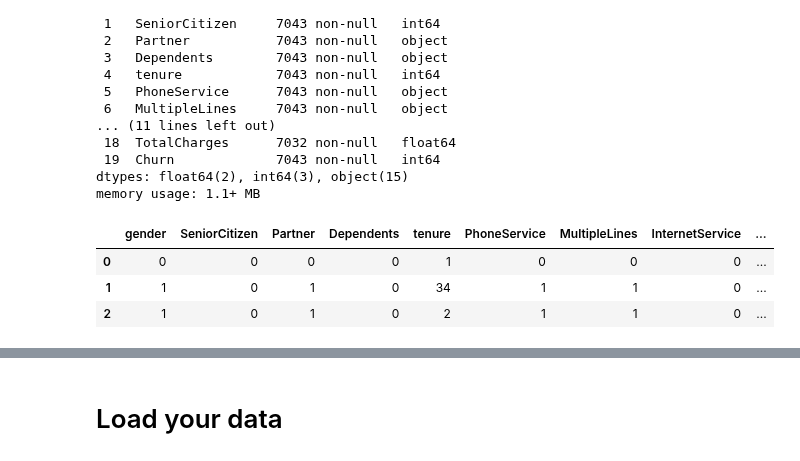
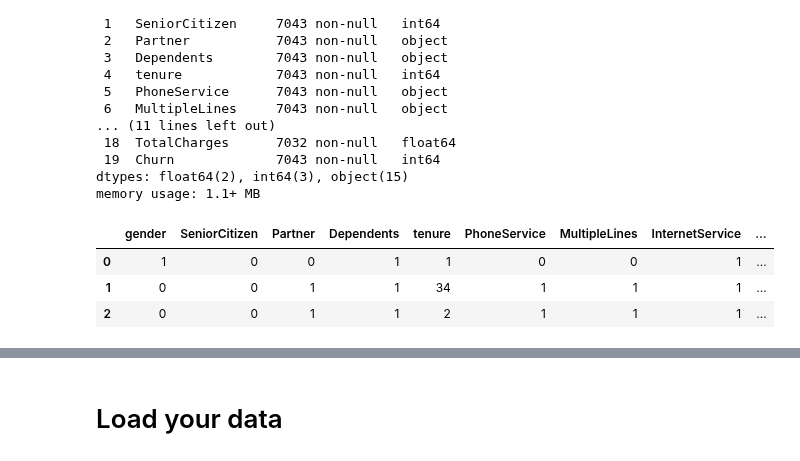
Before and after one commit to FernandoRocha88/WalkthroughProject02, a Jupyter notebook: jupyter_notebooks/04 - DataVisualization.ipynb, the cells around one changed output, grey strips where cells are left out. Saved outputs shown, nothing was run; the diff lists cells and outputs as text; code cells hidden in the pictures.

```diff
--- a/jupyter_notebooks/04 - DataVisualization.ipynb
+++ b/jupyter_notebooks/04 - DataVisualization.ipynb
@@ -202,14 +202,14 @@ dtypes: float64(2), int64(3), object(15)
 memory usage: 1.1+ MB
 # %%
 from feature_engine.encoding import OrdinalEncoder
-encoder = OrdinalEncoder(encoding_method='arbitrary', variables = df.select_dtypes(include=['object']).columns.to_list())
-df = encoder.fit_transform(df)
+encoder = OrdinalEncoder(encoding_method='ordered', variables = df.select_dtypes(include=['object']).columns.to_list())
+df = encoder.fit_transform(df, df['Churn'])
 df.head(3)
 # %% [output]
 |  | gender | SeniorCitizen | Partner | Dependents | tenure | PhoneService | MultipleLines | InternetService | ... |
-| 0 | 0 | 0 | 0 | 0 | 1 | 0 | 0 | 0 | ... |
-| 1 | 1 | 0 | 1 | 0 | 34 | 1 | 1 | 0 | ... |
-| 2 | 1 | 0 | 1 | 0 | 2 | 1 | 1 | 0 | ... |
+| 0 | 1 | 0 | 0 | 1 | 1 | 0 | 0 | 1 | ... |
+| 1 | 0 | 0 | 1 | 1 | 34 | 1 | 1 | 1 | ... |
+| 2 | 0 | 0 | 1 | 1 | 2 | 1 | 1 | 1 | ... |
 # %%
 import numpy as np
 import matplotlib.pyplot as plt
```
Also changed, not shown: parts of 5 cells of this notebook.
